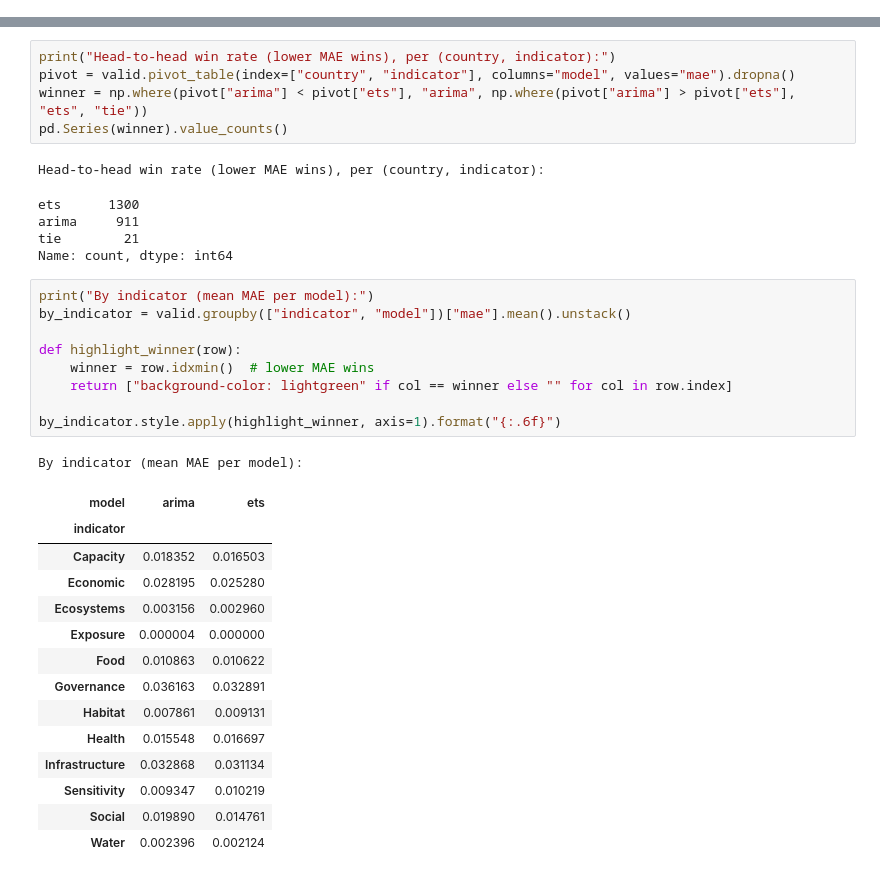
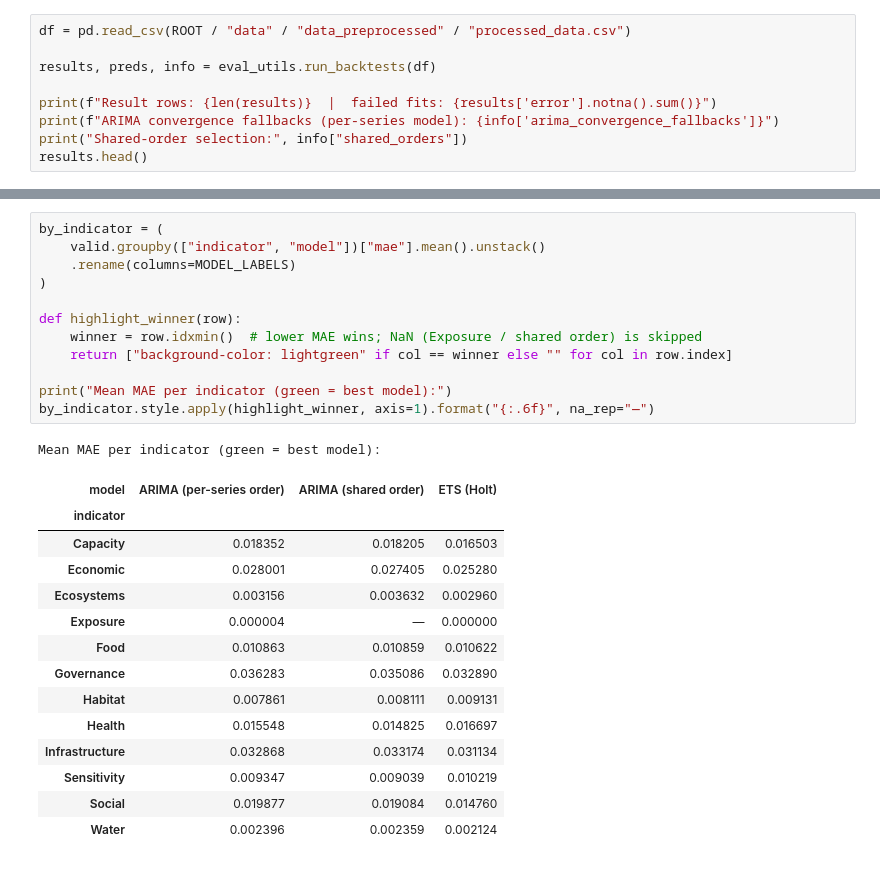
Before and after one commit to donismous/Climate-Resilience, a Jupyter notebook: notebooks/model_eval.ipynb, the cells around one changed output, grey strips where cells are left out. Saved outputs shown, nothing was run; the diff lists cells and outputs as text.

Commit message:
revamped model_eval to cleanly compare all three models and did a separate evaluation package to compare global vs regional average imputation for each

```diff
--- a/notebooks/model_eval.ipynb
+++ b/notebooks/model_eval.ipynb
@@ -117,0 +50,9 @@ Convergence fallbacks: 628
+# %%
+df = pd.read_csv(ROOT / "data" / "data_preprocessed" / "processed_data.csv")
+
+results, preds, info = eval_utils.run_backtests(df)
+
+print(f"Result rows: {len(results)}  |  failed fits: {results['error'].notna().sum()}")
+print(f"ARIMA convergence fallbacks (per-series model): {info['arima_convergence_fallbacks']}")
+print("Shared-order selection:", info["shared_orders"])
+results.head()
@@ -131,36 +89,28 @@ Overall by model:
-# %%
-print("Head-to-head win rate (lower MAE wins), per (country, indicator):")
-pivot = valid.pivot_table(index=["country", "indicator"], columns="model", values="mae").dropna()
-winner = np.where(pivot["arima"] < pivot["ets"], "arima", np.where(pivot["arima"] > pivot["ets"], "ets", "tie"))
-pd.Series(winner).value_counts()
-# %% [output]
-Head-to-head win rate (lower MAE wins), per (country, indicator):
-ets      1300
-arima     911
-tie        21
-Name: count, dtype: int64
 # %%
-print("By indicator (mean MAE per model):")
-by_indicator = valid.groupby(["indicator", "model"])["mae"].mean().unstack()
+by_indicator = (
+    valid.groupby(["indicator", "model"])["mae"].mean().unstack()
+    .rename(columns=MODEL_LABELS)
+)
 
 def highlight_winner(row):
-    winner = row.idxmin()  # lower MAE wins
+    winner = row.idxmin()  # lower MAE wins; NaN (Exposure / shared order) is skipped
     return ["background-color: lightgreen" if col == winner else "" for col in row.index]
 
-by_indicator.style.apply(highlight_winner, axis=1).format("{:.6f}")
+print("Mean MAE per indicator (green = best model):")
+by_indicator.style.apply(highlight_winner, axis=1).format("{:.6f}", na_rep="—")
 # %% [output]
-By indicator (mean MAE per model):
+Mean MAE per indicator (green = best model):
-| model | arima | ets |
-| indicator |  |  |
-| Capacity | 0.018352 | 0.016503 |
-| Economic | 0.028195 | 0.025280 |
-| Ecosystems | 0.003156 | 0.002960 |
-| Exposure | 0.000004 | 0.000000 |
-| Food | 0.010863 | 0.010622 |
-| Governance | 0.036163 | 0.032891 |
-| Habitat | 0.007861 | 0.009131 |
-| Health | 0.015548 | 0.016697 |
-| Infrastructure | 0.032868 | 0.031134 |
-| Sensitivity | 0.009347 | 0.010219 |
-| Social | 0.019890 | 0.014761 |
-| Water | 0.002396 | 0.002124 |
+| model | ARIMA (per-series order) | ARIMA (shared order) | ETS (Holt) |
+| indicator |  |  |  |
+| Capacity | 0.018352 | 0.018205 | 0.016503 |
+| Economic | 0.028001 | 0.027405 | 0.025280 |
+| Ecosystems | 0.003156 | 0.003632 | 0.002960 |
+| Exposure | 0.000004 | — | 0.000000 |
+| Food | 0.010863 | 0.010859 | 0.010622 |
+| Governance | 0.036283 | 0.035086 | 0.032890 |
+| Habitat | 0.007861 | 0.008111 | 0.009131 |
+| Health | 0.015548 | 0.014825 | 0.016697 |
+| Infrastructure | 0.032868 | 0.033174 | 0.031134 |
+| Sensitivity | 0.009347 | 0.009039 | 0.010219 |
+| Social | 0.019877 | 0.019084 | 0.014760 |
+| Water | 0.002396 | 0.002359 | 0.002124 |
```
Also changed, not shown: parts of 29 cells of this notebook, 2 other files.
